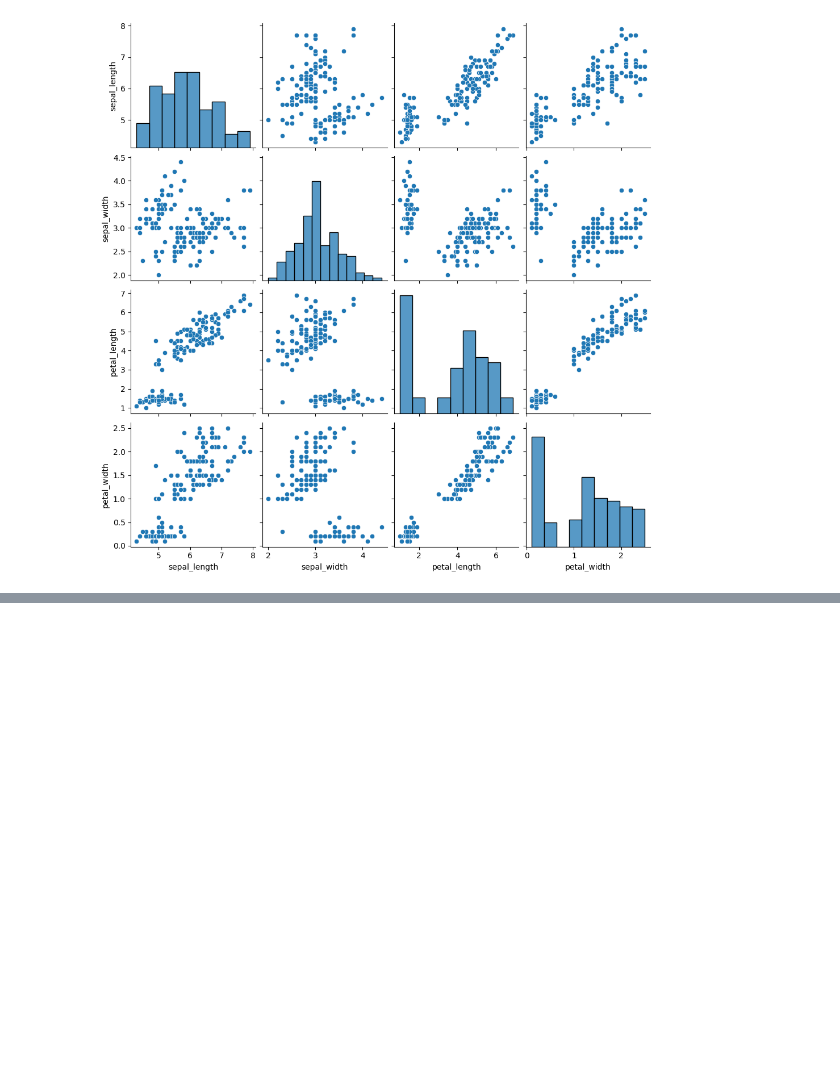
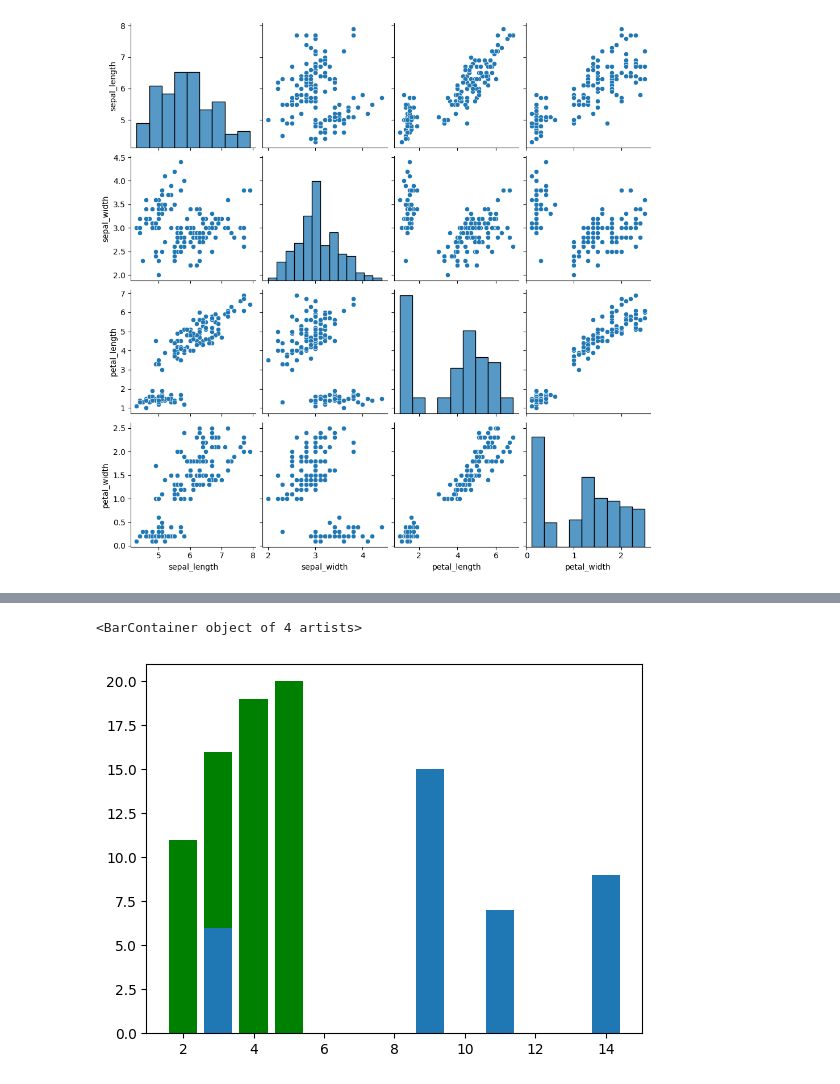
Before and after one commit to guptaayushman24/Ineuron_Python, a Jupyter notebook: Visualization.ipynb, the cells around one changed output, grey strips where cells are left out. Cells and saved outputs as stored; diff of their text form; code cells hidden in the pictures; blank space fills up the shorter version.

```diff
--- a/Visualization.ipynb
+++ b/Visualization.ipynb
@@ -669,0 +645,12 @@ array([[3.23008234e-01, 8.31155104e-01, 1.86558900e-01],
+# %%
+## bar plotss
+x1=[2,3,4,5]
+y1=[11,16,19,20]
+
+x2=[3,9,11,14]
+y2=[6,15,7,9]
+plt.bar(x1,y1,color='g')
+plt.bar(x2,y2)
+# %% [output]
+<BarContainer object of 4 artists>
+[figure, added]
```
Also changed, not shown: parts of 24 cells of this notebook.
